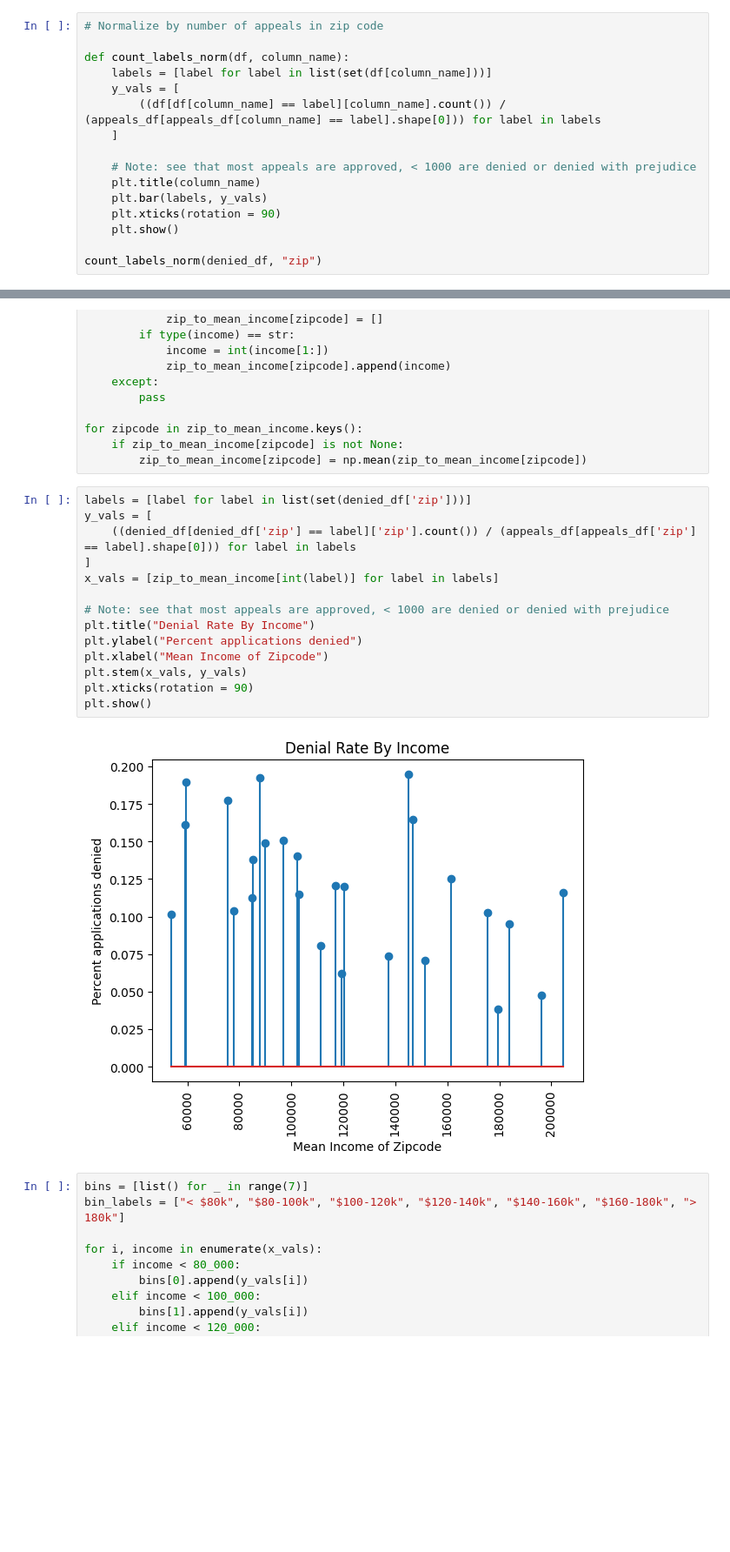
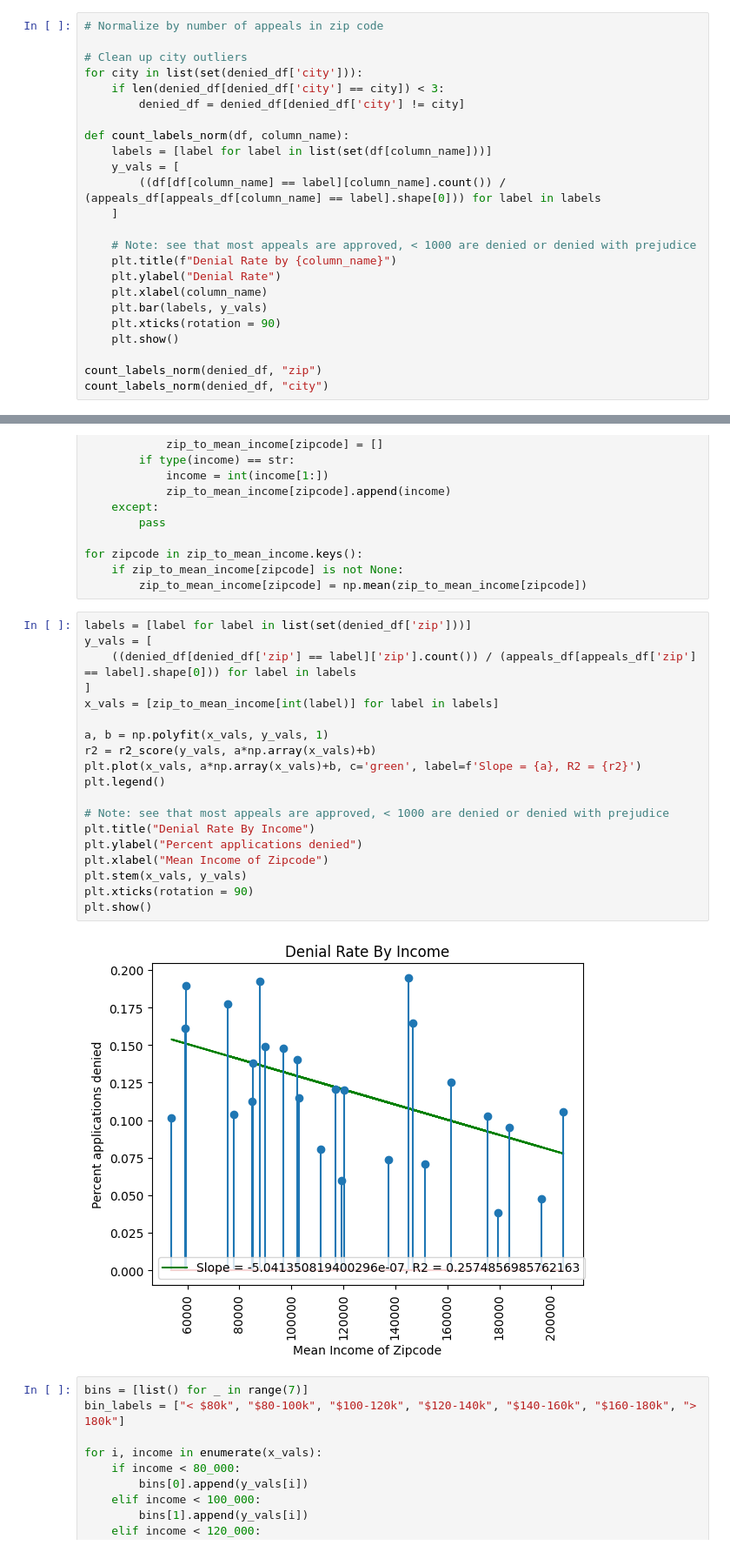
Before and after one commit to BU-Spark/ds-boston-permitting, a Jupyter notebook: fa23-team-f/workbooks/timevdo_workbook.ipynb, the cells around one changed output, grey strips where cells are left out. Shown: that part at 87% size. Saved outputs shown, nothing was run; the diff lists cells and outputs as text; blank space fills up the shorter version.

```diff
--- a/fa23-team-f/workbooks/timevdo_workbook.ipynb
+++ b/fa23-team-f/workbooks/timevdo_workbook.ipynb
@@ -55,5 +57,10 @@ count_labels(denied_df, "city")
 # %%
 # Normalize by number of appeals in zip code
+
+# Clean up city outliers
+for city in list(set(denied_df['city'])):
+    if len(denied_df[denied_df['city'] == city]) < 3:
+        denied_df = denied_df[denied_df['city'] != city]
 
 def count_labels_norm(df, column_name):
     labels = [label for label in list(set(df[column_name]))]
@@ -62,10 +69,13 @@ def count_labels_norm(df, column_name):
     ]
 
     # Note: see that most appeals are approved, < 1000 are denied or denied with prejudice
-    plt.title(column_name)
+    plt.title(f"Denial Rate by {column_name}")
+    plt.ylabel("Denial Rate")
+    plt.xlabel(column_name)
     plt.bar(labels, y_vals)
     plt.xticks(rotation = 90)
     plt.show()
 
 count_labels_norm(denied_df, "zip")
+count_labels_norm(denied_df, "city")
 # %% [output]
@@ -102,19 +113,24 @@ for zipcode in zip_to_mean_income.keys():
 # %%
 labels = [label for label in list(set(denied_df['zip']))]
 y_vals = [
     ((denied_df[denied_df['zip'] == label]['zip'].count()) / (appeals_df[appeals_df['zip'] == label].shape[0])) for label in labels
 ]
 x_vals = [zip_to_mean_income[int(label)] for label in labels]
+
+a, b = np.polyfit(x_vals, y_vals, 1)
+r2 = r2_score(y_vals, a*np.array(x_vals)+b)
+plt.plot(x_vals, a*np.array(x_vals)+b, c='green', label=f'Slope = {a}, R2 = {r2}')
+plt.legend()
 
 # Note: see that most appeals are approved, < 1000 are denied or denied with prejudice
 plt.title("Denial Rate By Income")
 plt.ylabel("Percent applications denied")
 plt.xlabel("Mean Income of Zipcode")
 plt.stem(x_vals, y_vals)
 plt.xticks(rotation = 90)
 plt.show()
 # %% [output]
-[figure, old version]
+[figure, new version]
 # %%
 bins = [list() for _ in range(7)]
 bin_labels = ["< $80k", "$80-100k", "$100-120k", "$120-140k", "$140-160k", "$160-180k", "> 180k"]
```
Also changed, not shown: parts of 5 cells of this notebook.
